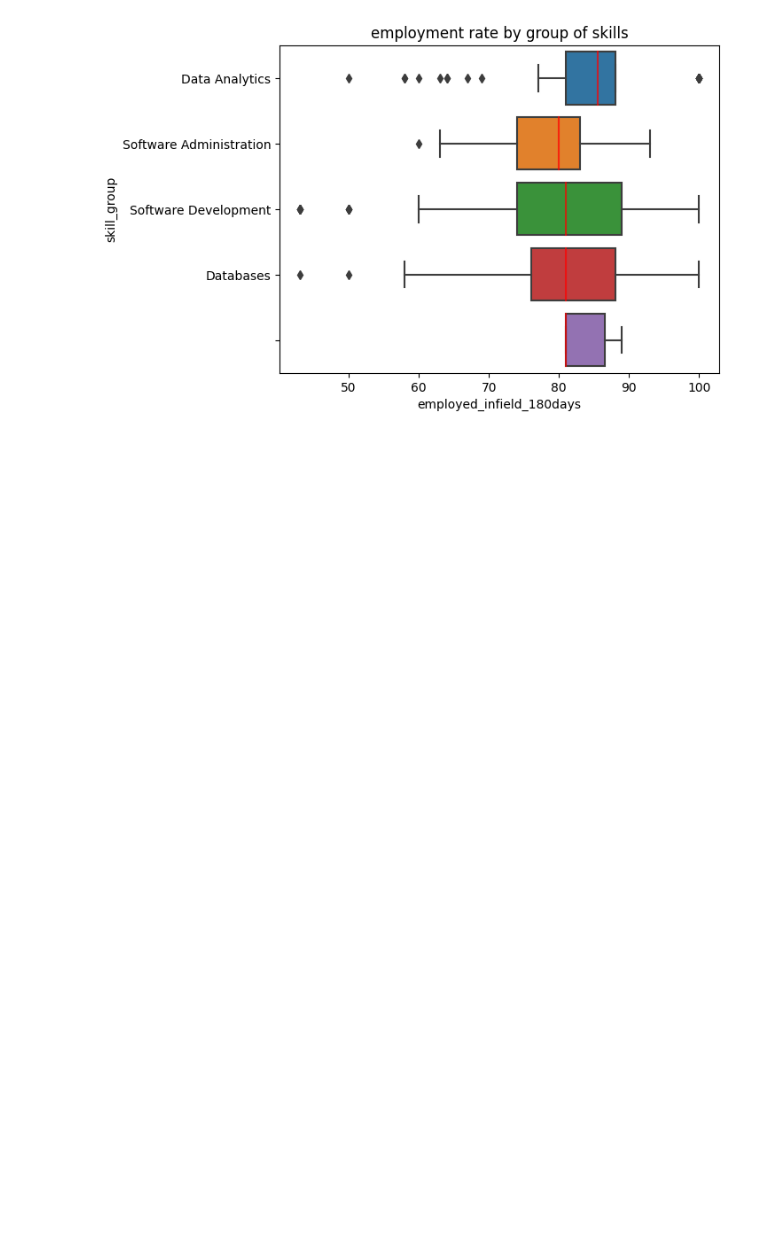
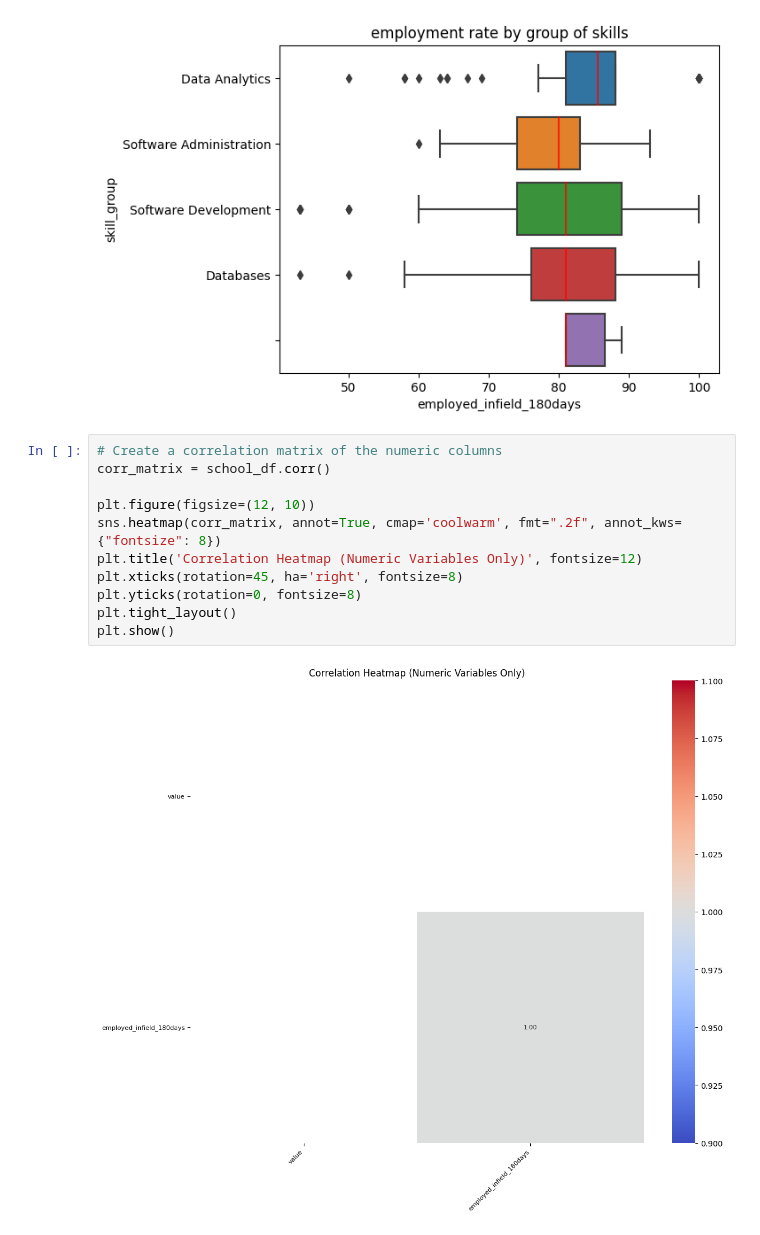
Before and after one commit to selena0391/bootcamps_edu, a Jupyter notebook: code/eda_3.ipynb, the cells around one changed output. Cells and saved outputs as stored; diff of their text form; blank space fills up the shorter version.

```diff
--- a/code/eda_3.ipynb
+++ b/code/eda_3.ipynb
@@ -100,3 +100,16 @@ plt.title('employment rate by group of skills')
 # %% [output]
 Text(0.5, 1.0, 'employment rate by group of skills')
 [figure]
+# %%
+# Create a correlation matrix of the numeric columns
+corr_matrix = school_df.corr()
+
+plt.figure(figsize=(12, 10))
+sns.heatmap(corr_matrix, annot=True, cmap='coolwarm', fmt=".2f", annot_kws={"fontsize": 8})
+plt.title('Correlation Heatmap (Numeric Variables Only)', fontsize=12)
+plt.xticks(rotation=45, ha='right', fontsize=8)
+plt.yticks(rotation=0, fontsize=8)
+plt.tight_layout()
+plt.show()
+# %% [output]
+[figure, added]
```
Also changed, not shown: 4 other files.
